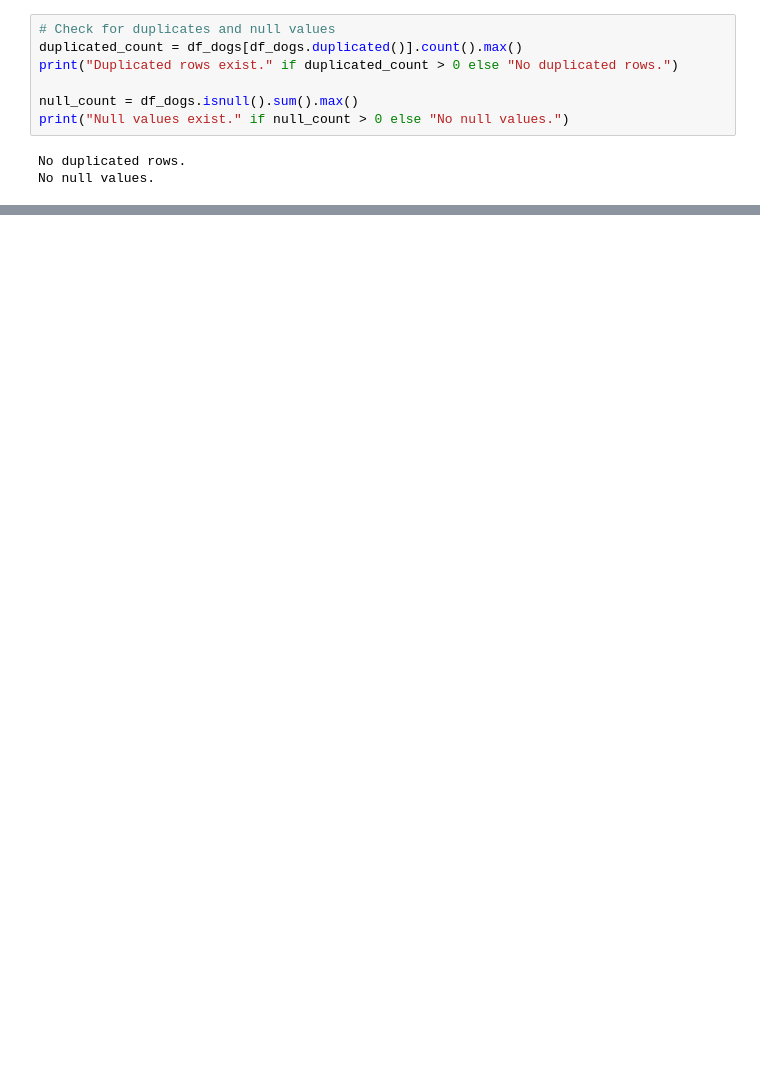
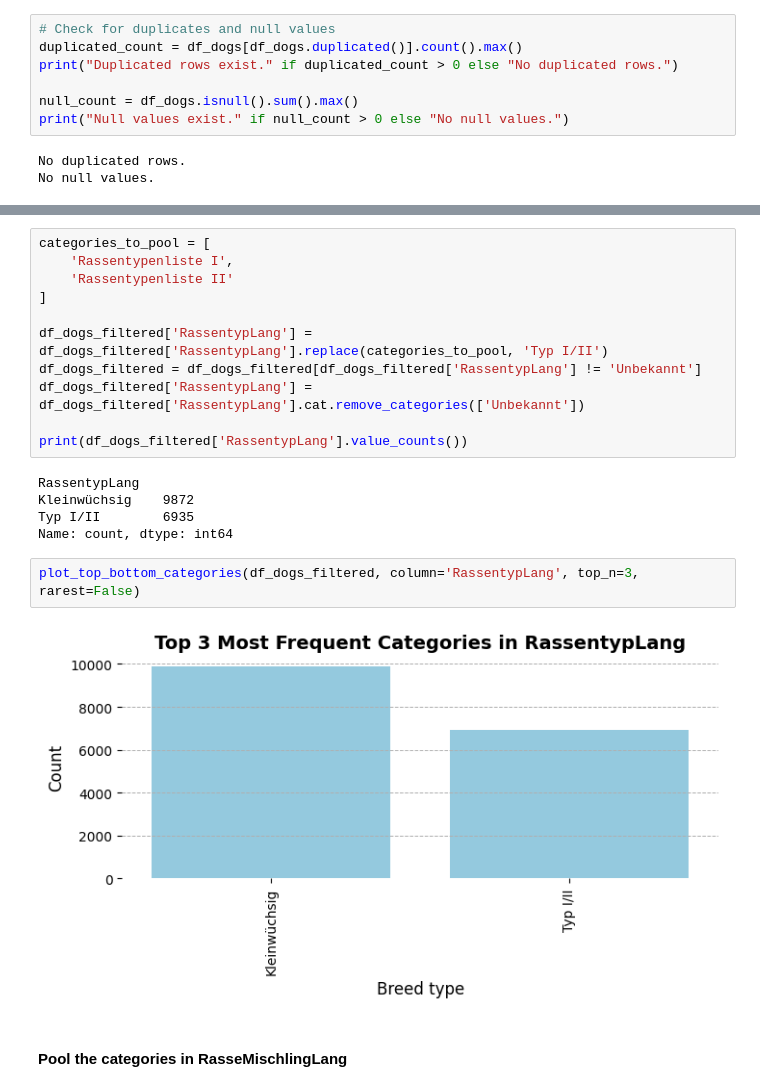
Before and after one commit to guidons/Dog-Breed-Prediction-ML-Project, a Jupyter notebook: final-project.ipynb, the cells around one changed output, grey strips where cells are left out. Cells and saved outputs as stored; diff of their text form; blank space fills up the shorter version.

```diff
--- a/final-project.ipynb
+++ b/final-project.ipynb
@@ -424,0 +392,22 @@ Null values exist.
+# %%
+categories_to_pool = [
+    'Rassentypenliste I',
+    'Rassentypenliste II'
+]
+
+df_dogs_filtered['RassentypLang'] = df_dogs_filtered['RassentypLang'].replace(categories_to_pool, 'Typ I/II')
+df_dogs_filtered = df_dogs_filtered[df_dogs_filtered['RassentypLang'] != 'Unbekannt']
+df_dogs_filtered['RassentypLang'] = df_dogs_filtered['RassentypLang'].cat.remove_categories(['Unbekannt'])
+
+print(df_dogs_filtered['RassentypLang'].value_counts())
+# %% [output]
+RassentypLang
+Kleinwüchsig    9872
+Typ I/II        6935
+Name: count, dtype: int64
+# %%
+plot_top_bottom_categories(df_dogs_filtered, column='RassentypLang', top_n=3, rarest=False)
+# %% [output]
+[figure, added]
+# %% [markdown]
+#### Pool the categories in RasseMischlingLang
```
Also changed, not shown: parts of 85 cells of this notebook, 2 other files.
